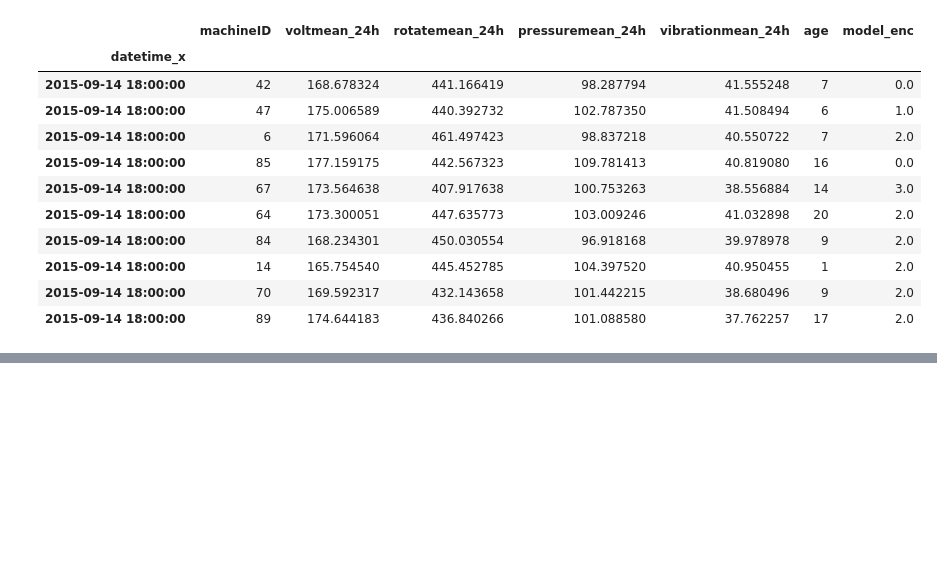
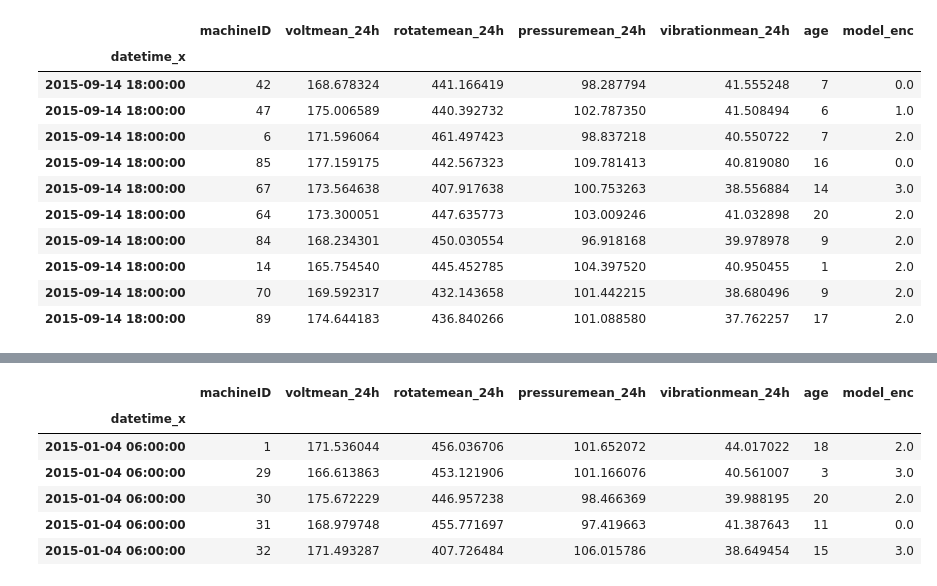
Before and after one commit to Nisargbharambe/Predictive-Analysis1, a Jupyter notebook: Predictive Analysis 2.ipynb, the cells around one changed output, grey strips where cells are left out. Saved outputs shown, nothing was run; the diff lists cells and outputs as text; code cells hidden in the pictures; blank space fills up the shorter version.

```diff
--- a/Predictive Analysis 2.ipynb
+++ b/Predictive Analysis 2.ipynb
@@ -205,0 +304,10 @@ WARNING:tensorflow:Falling back from v2 loop because of error: Failed to find da
+# %%
+X_train3.head()
+# %% [output]
+|  | machineID | voltmean_24h | rotatemean_24h | pressuremean_24h | vibrationmean_24h | age | model_enc |
+| datetime_x |  |  |  |  |  |  |  |
+| 2015-01-04 06:00:00 | 1 | 171.536044 | 456.036706 | 101.652072 | 44.017022 | 18 | 2.0 |
+| 2015-01-04 06:00:00 | 29 | 166.613863 | 453.121906 | 101.166076 | 40.561007 | 3 | 3.0 |
+| 2015-01-04 06:00:00 | 30 | 175.672229 | 446.957238 | 98.466369 | 39.988195 | 20 | 2.0 |
+| 2015-01-04 06:00:00 | 31 | 168.979748 | 455.771697 | 97.419663 | 41.387643 | 11 | 0.0 |
+| 2015-01-04 06:00:00 | 32 | 171.493287 | 407.726484 | 106.015786 | 38.649454 | 15 | 3.0 |
```
Also changed, not shown: parts of 29 cells of this notebook.
